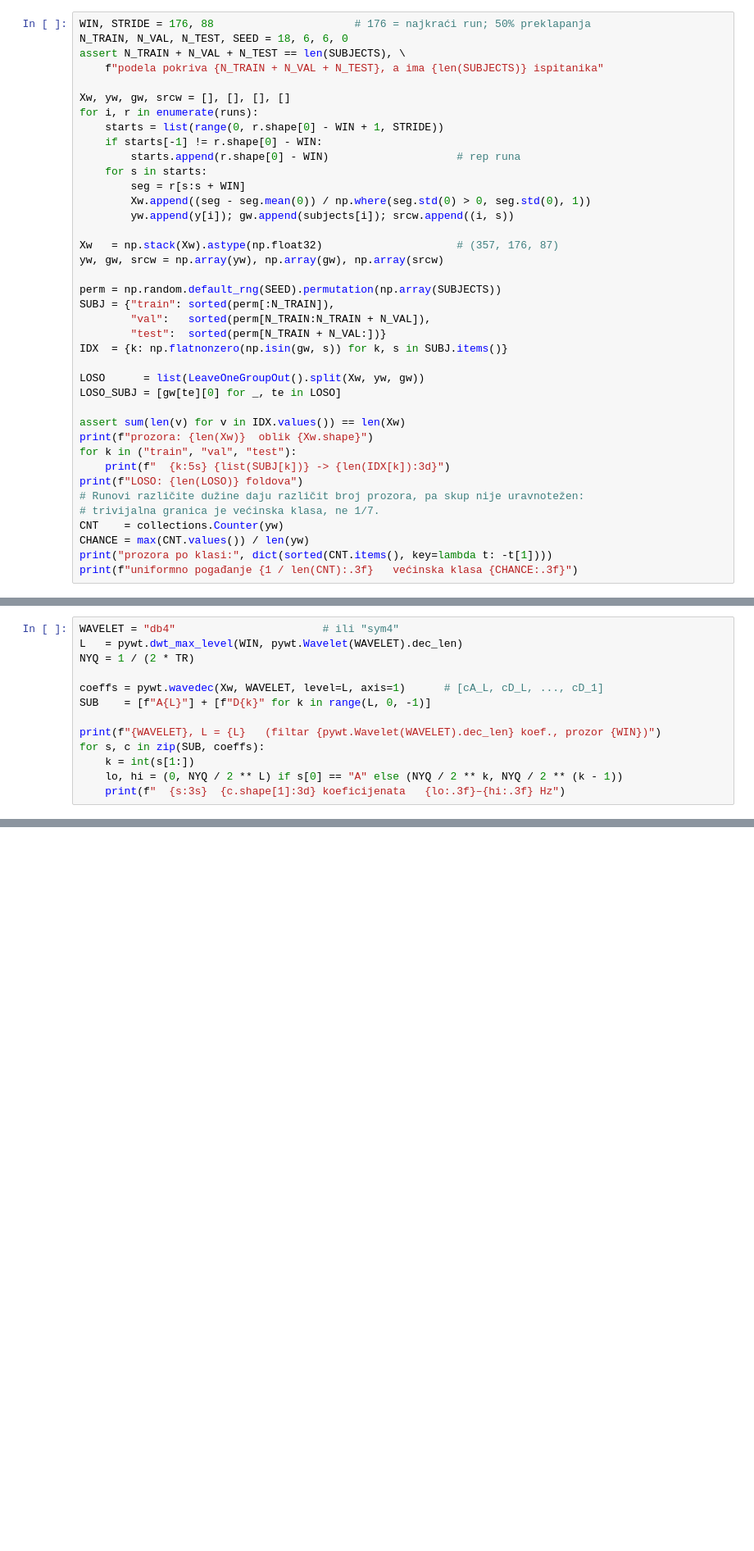
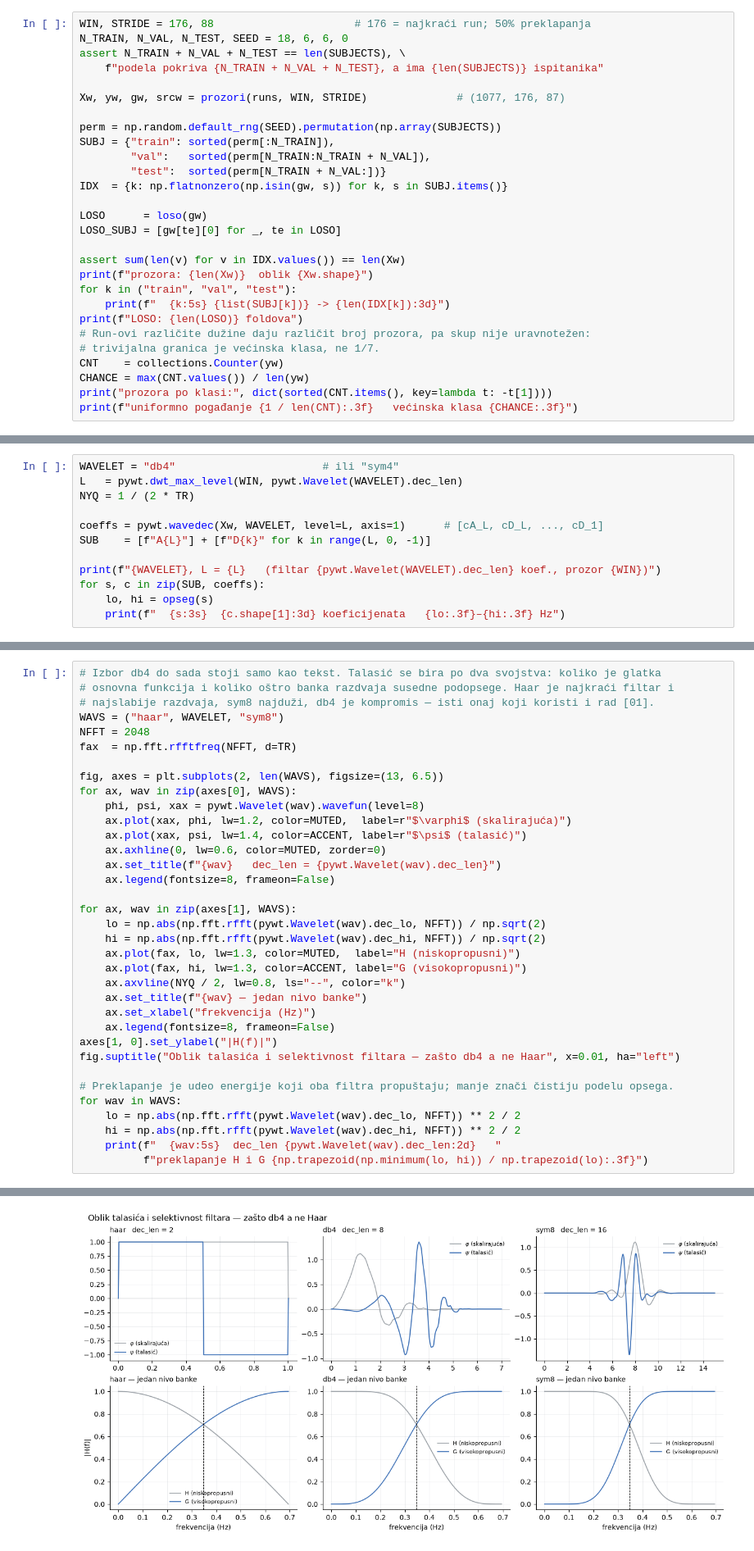
Before and after one commit to fmr538/HCP_Young_Adult_dataset_analysis, a Jupyter notebook: Projekat.ipynb, the cells around one changed output, grey strips where cells are left out. Shown at 82% size. Saved outputs shown, nothing was run; the diff lists cells and outputs as text; blank space fills up the shorter version.

```diff
--- a/Projekat.ipynb
+++ b/Projekat.ipynb
@@ -268,18 +651,7 @@ N_TRAIN, N_VAL, N_TEST, SEED = 18, 6, 6, 0
 assert N_TRAIN + N_VAL + N_TEST == len(SUBJECTS), \
     f"podela pokriva {N_TRAIN + N_VAL + N_TEST}, a ima {len(SUBJECTS)} ispitanika"
 
-Xw, yw, gw, srcw = [], [], [], []
-for i, r in enumerate(runs):
-    starts = list(range(0, r.shape[0] - WIN + 1, STRIDE))
-    if starts[-1] != r.shape[0] - WIN:
-        starts.append(r.shape[0] - WIN)                    # rep runa
-    for s in starts:
-        seg = r[s:s + WIN]
-        Xw.append((seg - seg.mean(0)) / np.where(seg.std(0) > 0, seg.std(0), 1))
-        yw.append(y[i]); gw.append(subjects[i]); srcw.append((i, s))
-
-Xw   = np.stack(Xw).astype(np.float32)                     # (357, 176, 87)
-yw, gw, srcw = np.array(yw), np.array(gw), np.array(srcw)
+Xw, yw, gw, srcw = prozori(runs, WIN, STRIDE)              # (1077, 176, 87)
 
 perm = np.random.default_rng(SEED).permutation(np.array(SUBJECTS))
 SUBJ = {"train": sorted(perm[:N_TRAIN]),
@@ -287,7 +659,7 @@ SUBJ = {"train": sorted(perm[:N_TRAIN]),
         "test":  sorted(perm[N_TRAIN + N_VAL:])}
 IDX  = {k: np.flatnonzero(np.isin(gw, s)) for k, s in SUBJ.items()}
 
-LOSO      = list(LeaveOneGroupOut().split(Xw, yw, gw))
+LOSO      = loso(gw)
 LOSO_SUBJ = [gw[te][0] for _, te in LOSO]
 
 assert sum(len(v) for v in IDX.values()) == len(Xw)
@@ -295,7 +667,7 @@ print(f"prozora: {len(Xw)}  oblik {Xw.shape}")
 for k in ("train", "val", "test"):
     print(f"  {k:5s} {list(SUBJ[k])} -> {len(IDX[k]):3d}")
 print(f"LOSO: {len(LOSO)} foldova")
-# Runovi različite dužine daju različit broj prozora, pa skup nije uravnotežen:
+# Run-ovi različite dužine daju različit broj prozora, pa skup nije uravnotežen:
 # trivijalna granica je većinska klasa, ne 1/7.
 CNT    = collections.Counter(yw)
 CHANCE = max(CNT.values()) / len(yw)
@@ -339,6 +732,5 @@ SUB    = [f"A{L}"] + [f"D{k}" for k in range(L, 0, -1)]
 
 print(f"{WAVELET}, L = {L}   (filtar {pywt.Wavelet(WAVELET).dec_len} koef., prozor {WIN})")
 for s, c in zip(SUB, coeffs):
-    k = int(s[1:])
-    lo, hi = (0, NYQ / 2 ** L) if s[0] == "A" else (NYQ / 2 ** k, NYQ / 2 ** (k - 1))
+    lo, hi = opseg(s)
     print(f"  {s:3s}  {c.shape[1]:3d} koeficijenata   {lo:.3f}–{hi:.3f} Hz")
@@ -344,0 +748,36 @@ for s, c in zip(SUB, coeffs):
+# %%
+# Izbor db4 do sada stoji samo kao tekst. Talasić se bira po dva svojstva: koliko je glatka
+# osnovna funkcija i koliko oštro banka razdvaja susedne podopsege. Haar je najkraći filtar i
+# najslabije razdvaja, sym8 najduži, db4 je kompromis — isti onaj koji koristi i rad [01].
+WAVS = ("haar", WAVELET, "sym8")
+NFFT = 2048
+fax  = np.fft.rfftfreq(NFFT, d=TR)
+
+fig, axes = plt.subplots(2, len(WAVS), figsize=(13, 6.5))
+for ax, wav in zip(axes[0], WAVS):
+    phi, psi, xax = pywt.Wavelet(wav).wavefun(level=8)
+    ax.plot(xax, phi, lw=1.2, color=MUTED,  label=r"$\varphi$ (skalirajuća)")
+    ax.plot(xax, psi, lw=1.4, color=ACCENT, label=r"$\psi$ (talasić)")
+    ax.axhline(0, lw=0.6, color=MUTED, zorder=0)
+    ax.set_title(f"{wav}   dec_len = {pywt.Wavelet(wav).dec_len}")
+    ax.legend(fontsize=8, frameon=False)
+
+for ax, wav in zip(axes[1], WAVS):
+    lo = np.abs(np.fft.rfft(pywt.Wavelet(wav).dec_lo, NFFT)) / np.sqrt(2)
+    hi = np.abs(np.fft.rfft(pywt.Wavelet(wav).dec_hi, NFFT)) / np.sqrt(2)
+    ax.plot(fax, lo, lw=1.3, color=MUTED,  label="H (niskopropusni)")
+    ax.plot(fax, hi, lw=1.3, color=ACCENT, label="G (visokopropusni)")
+    ax.axvline(NYQ / 2, lw=0.8, ls="--", color="k")
+    ax.set_title(f"{wav} — jedan nivo banke")
+    ax.set_xlabel("frekvencija (Hz)")
+    ax.legend(fontsize=8, frameon=False)
+axes[1, 0].set_ylabel("|H(f)|")
+fig.suptitle("Oblik talasića i selektivnost filtara — zašto db4 a ne Haar", x=0.01, ha="left")
+
+# Preklapanje je udeo energije koji oba filtra propuštaju; manje znači čistiju podelu opsega.
+for wav in WAVS:
+    lo = np.abs(np.fft.rfft(pywt.Wavelet(wav).dec_lo, NFFT)) ** 2 / 2
+    hi = np.abs(np.fft.rfft(pywt.Wavelet(wav).dec_hi, NFFT)) ** 2 / 2
+    print(f"  {wav:5s}  dec_len {pywt.Wavelet(wav).dec_len:2d}   "
+          f"preklapanje H i G {np.trapezoid(np.minimum(lo, hi)) / np.trapezoid(lo):.3f}")
+# %% [output]
@@ -344,0 +787 @@ for s, c in zip(SUB, coeffs):
+[figure, added]
```
Also changed, not shown: parts of 193 cells of this notebook, 5 other files.
